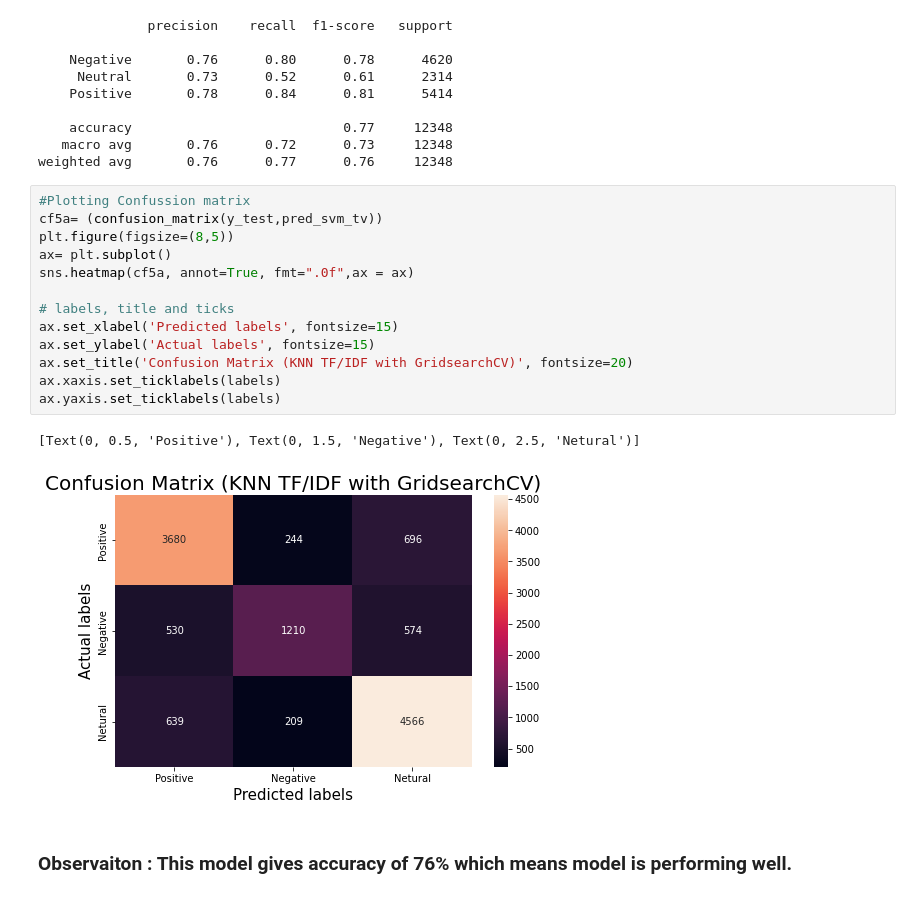
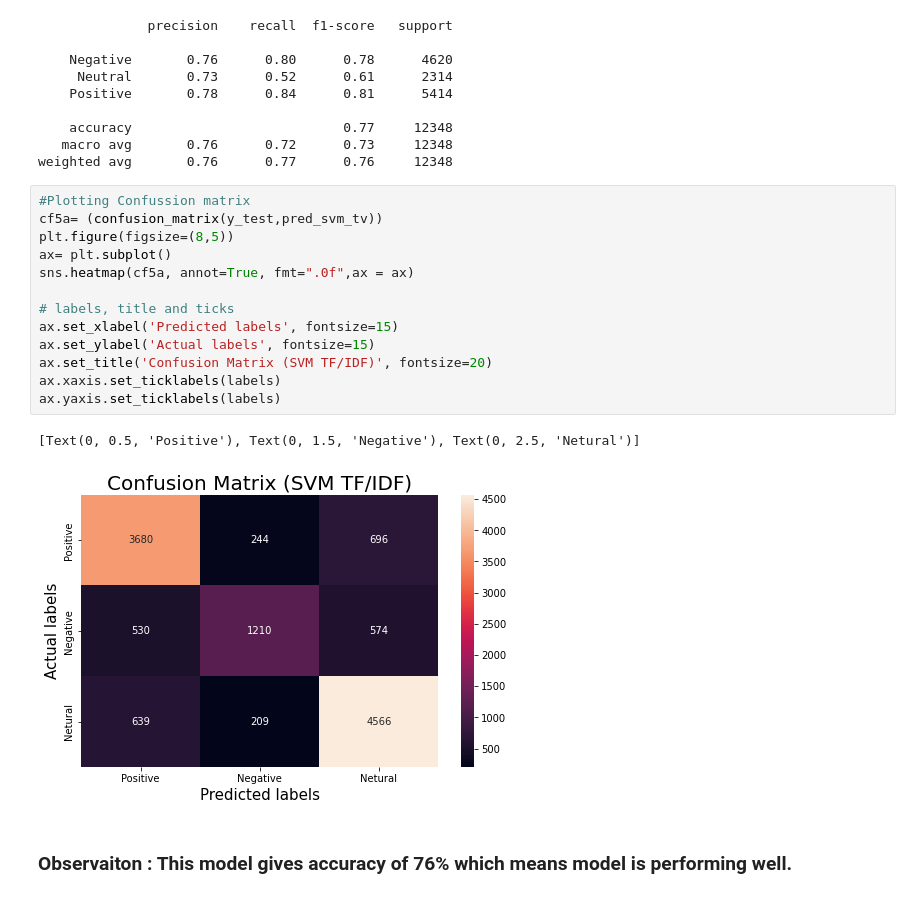
Before and after one commit to anup-anny/Coronavirus-Tweet-Sentiment-Analysis, a Jupyter notebook: Coronavirus_Tweet_Sentiment_Analysis_Capstone_Project.ipynb, the cells around one changed output. Cells and saved outputs as stored; diff of their text form.

```diff
--- a/Coronavirus_Tweet_Sentiment_Analysis_Capstone_Project.ipynb
+++ b/Coronavirus_Tweet_Sentiment_Analysis_Capstone_Project.ipynb
@@ -987,19 +987,19 @@ weighted avg       0.76      0.77      0.76     12348
 # %%
 #Plotting Confussion matrix
 cf5a= (confusion_matrix(y_test,pred_svm_tv))
 plt.figure(figsize=(8,5))
 ax= plt.subplot()
 sns.heatmap(cf5a, annot=True, fmt=".0f",ax = ax)
 
 # labels, title and ticks
 ax.set_xlabel('Predicted labels', fontsize=15)
 ax.set_ylabel('Actual labels', fontsize=15)
-ax.set_title('Confusion Matrix (KNN TF/IDF with GridsearchCV)', fontsize=20)
+ax.set_title('Confusion Matrix (SVM TF/IDF)', fontsize=20)
 ax.xaxis.set_ticklabels(labels)
 ax.yaxis.set_ticklabels(labels)
 # %% [output]
 [Text(0, 0.5, 'Positive'), Text(0, 1.5, 'Negative'), Text(0, 2.5, 'Netural')]
-[figure, old version]
+[figure, new version]
 # %% [markdown]
 ### **Observaiton** : This model gives accuracy of 76% which means model is performing well.
 # %%
```
Also changed, not shown: parts of 15 cells of this notebook.
